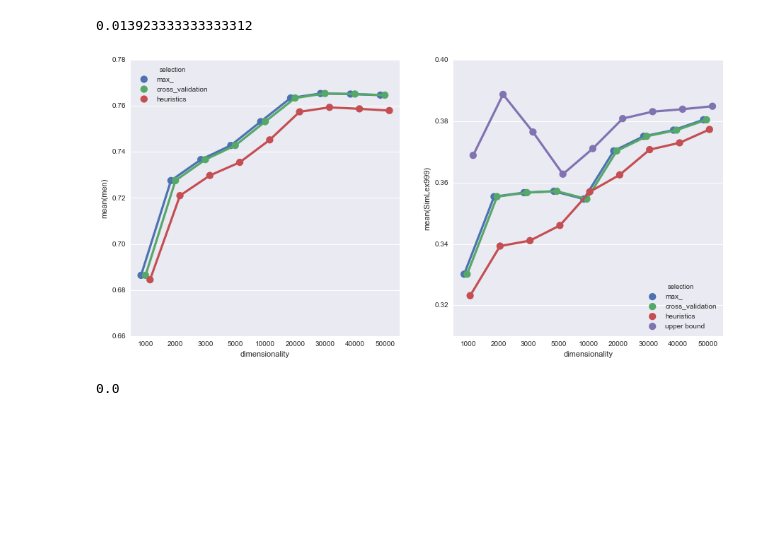
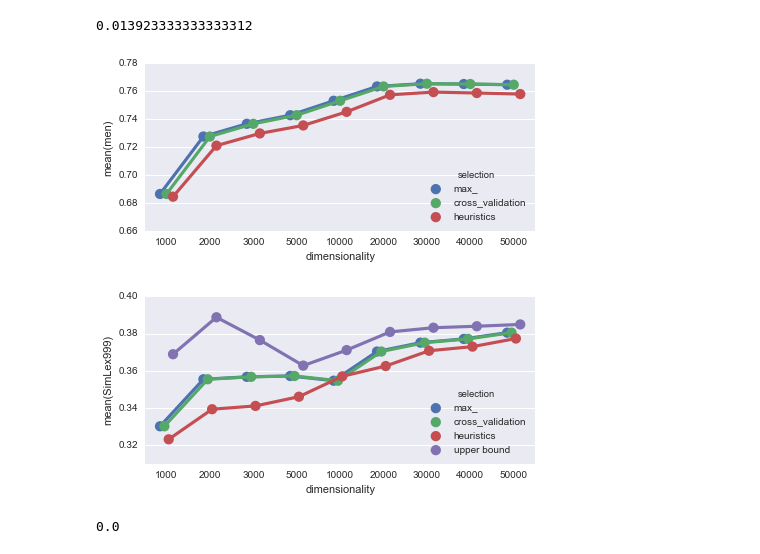
Before and after one commit to dimazest/thesis, a Jupyter notebook: supplement/parameter-selection.ipynb, the cells around one changed output. Cells and saved outputs as stored; diff of their text form; code cells hidden in the pictures; blank space fills up the shorter version.

```diff
--- a/supplement/parameter-selection.ipynb
+++ b/supplement/parameter-selection.ipynb
@@ -336,32 +379,33 @@ t.plot_parameter_selection_comparison(
 # %% [output]
 0.013923333333333312
 # %%
-f, axarr = plt.subplots(1, 2, sharex=True, figsize=(15, 7))
-
+f, ax = plt.subplots(figsize=(7, 3))
 t.plot_parameter_selection_comparison(
     [
         max_selection_men,
         cross_validation_selection_men,
         heuristics_selection_men,
     ],
     'men',
-    ax=axarr[0]
+    ax=ax,
 )
 
+f, ax = plt.subplots(figsize=(7, 3))
 t.plot_parameter_selection_comparison(
     [
         max_selection_men,
         cross_validation_selection_men,
         heuristics_selection_men,
 
         max_selection_simlex.assign(selection='upper bound')
     ],
     'men',
     'SimLex999',
-    ax=axarr[1]
+    ax=ax,
 )
 # %% [output]
-[figure, old version]
+[figure, new version]
+[figure, added]
 # %%
 (max_selection_men['men'] - cross_validation_selection_men['men']).mean()
 # %% [output]
```
Also changed, not shown: parts of 9 cells of this notebook, 13 other files.
